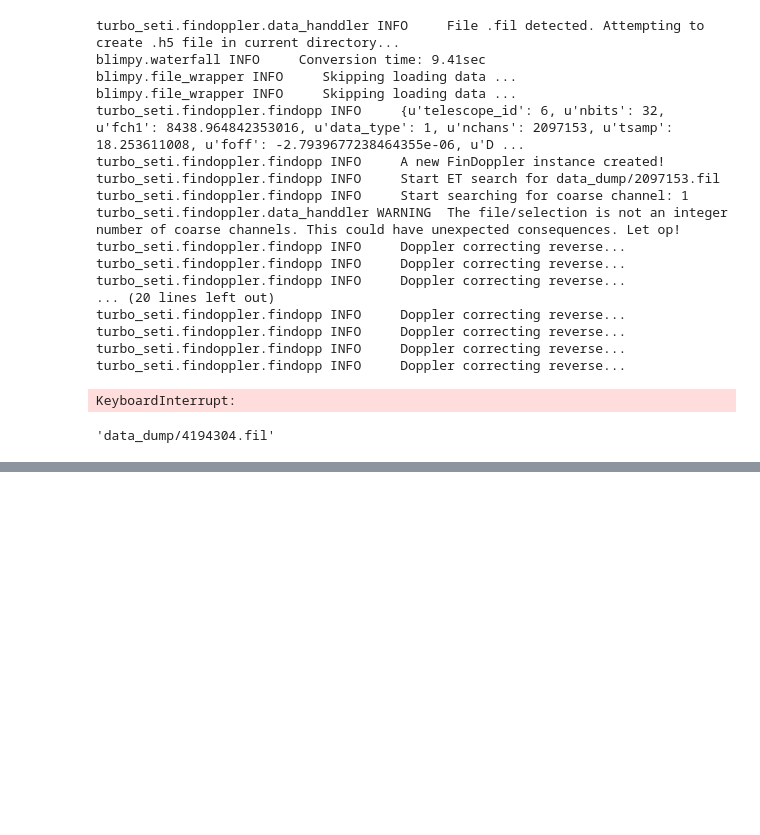
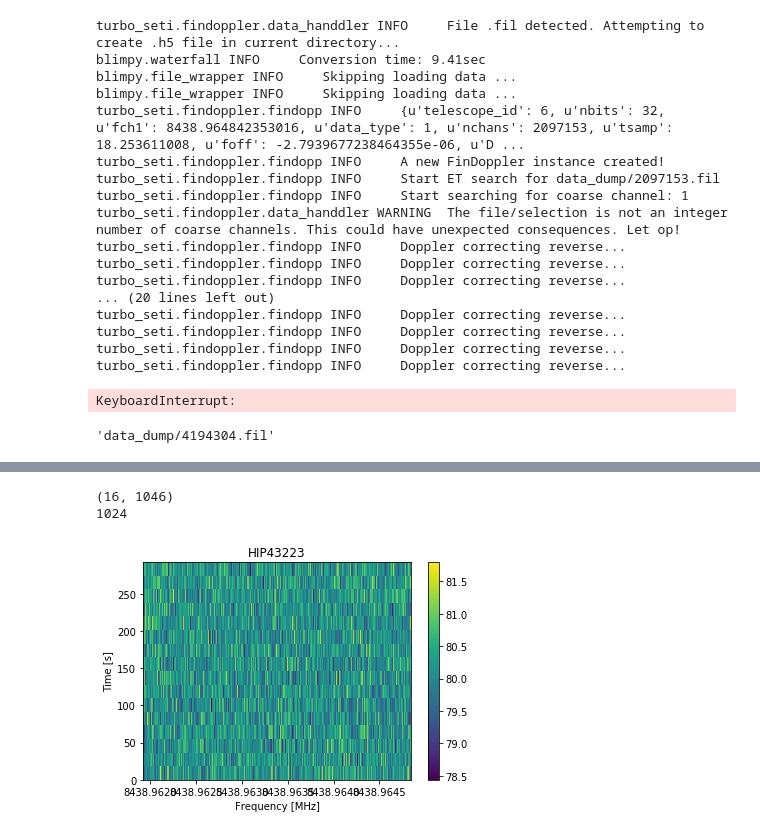
Before and after one commit to bbrzycki/setigen, a Jupyter notebook: jupyter-notebooks/C-Band_Data.ipynb, the cells around one changed output, grey strips where cells are left out. Drawn from its saved outputs; the diff is of its cells as text; code cells hidden in the pictures; blank space fills up the shorter version.

```diff
--- a/jupyter-notebooks/C-Band_Data.ipynb
+++ b/jupyter-notebooks/C-Band_Data.ipynb
@@ -140,3 +147,17 @@ KeyboardInterrupt:
 fn_split
 # %% [output]
 'data_dump/4194304.fil'
+# %%
+
+ts = stg.get_ts(fn)
+tsamp = ts[1] - ts[0]
+fs = stg.get_fs(fn)
+df = fs[1] - fs[0]
+
+max_drift_rate = 10 * 1e-6
+
+f_range = max_drift_rate * (len(ts) * tsamp) / df
+next_index = np.abs(int(np.floor(f_range)))
+print(next_index)
+
+fil = Waterfall(fn, f_start = fs[0], f_stop = fs[next_index])
@@ -142,0 +169,12 @@ fn_split
+# %%
+fil.plot_waterfall()
+print(stg.get_data(fil).shape)
+t, f = stg.get_data(fil).shape
+length = f
+while len(fs) % length != 0:
+    length -= 1
+print(length)
+# %% [output]
+(16, 1046)
+1024
+[figure, added]
```
Also changed, not shown: parts of 6 cells of this notebook, 2 other files.
